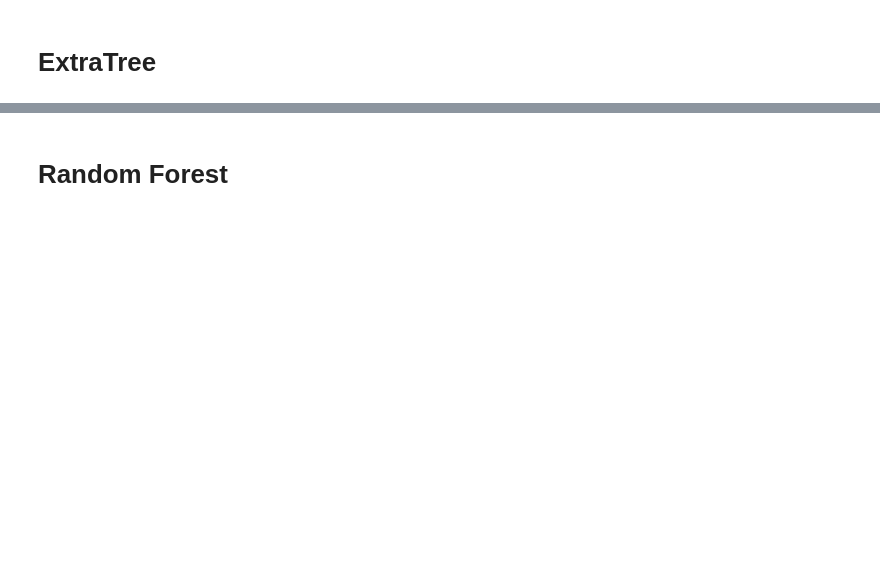
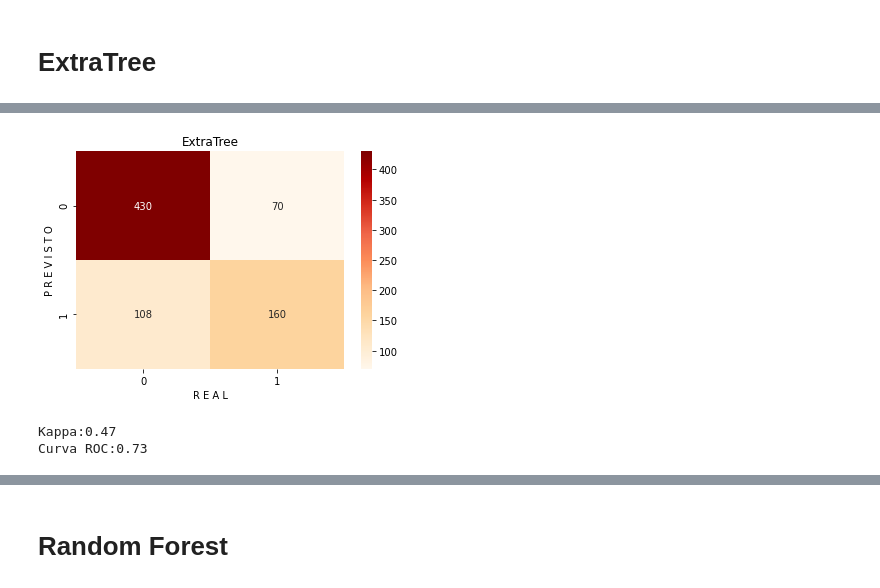
Before and after one commit to joseboas/cross_validation, a Jupyter notebook: Ensemble_Cross_Validation.ipynb, the cells around one changed output, grey strips where cells are left out. Saved outputs shown, nothing was run; the diff lists cells and outputs as text; code cells hidden in the pictures; blank space fills up the shorter version.

```diff
--- a/Ensemble_Cross_Validation.ipynb
+++ b/Ensemble_Cross_Validation.ipynb
@@ -117,0 +170,2 @@ f1_score = 64.35410441008375
+# %%
+extra_pred = cross_val_predict(modelo, X, Y, cv = kfold)
@@ -117,0 +192,16 @@ f1_score = 64.35410441008375
+# %%
+sns.heatmap(confusion_matrix(Y,extra_pred), cmap='OrRd', annot=True, fmt='2.0f')
+plt.title('ExtraTree')
+plt.ylabel('P R E V I S T O')
+plt.xlabel('R E A L')
+plt.show()
+# %% [output]
+[figure, added]
+# %%
+extra_curva_roc = roc_auc_score(Y,extra_pred)
+extra_kappa = cohen_kappa_score(Y,extra_pred)
+print(f'Kappa:{round(extra_kappa,2)}')
+print(f'Curva ROC:{round(extra_curva_roc,2)}')
+# %% [output]
+Kappa:0.47
+Curva ROC:0.73
```
Also changed, not shown: parts of 16 cells of this notebook.
